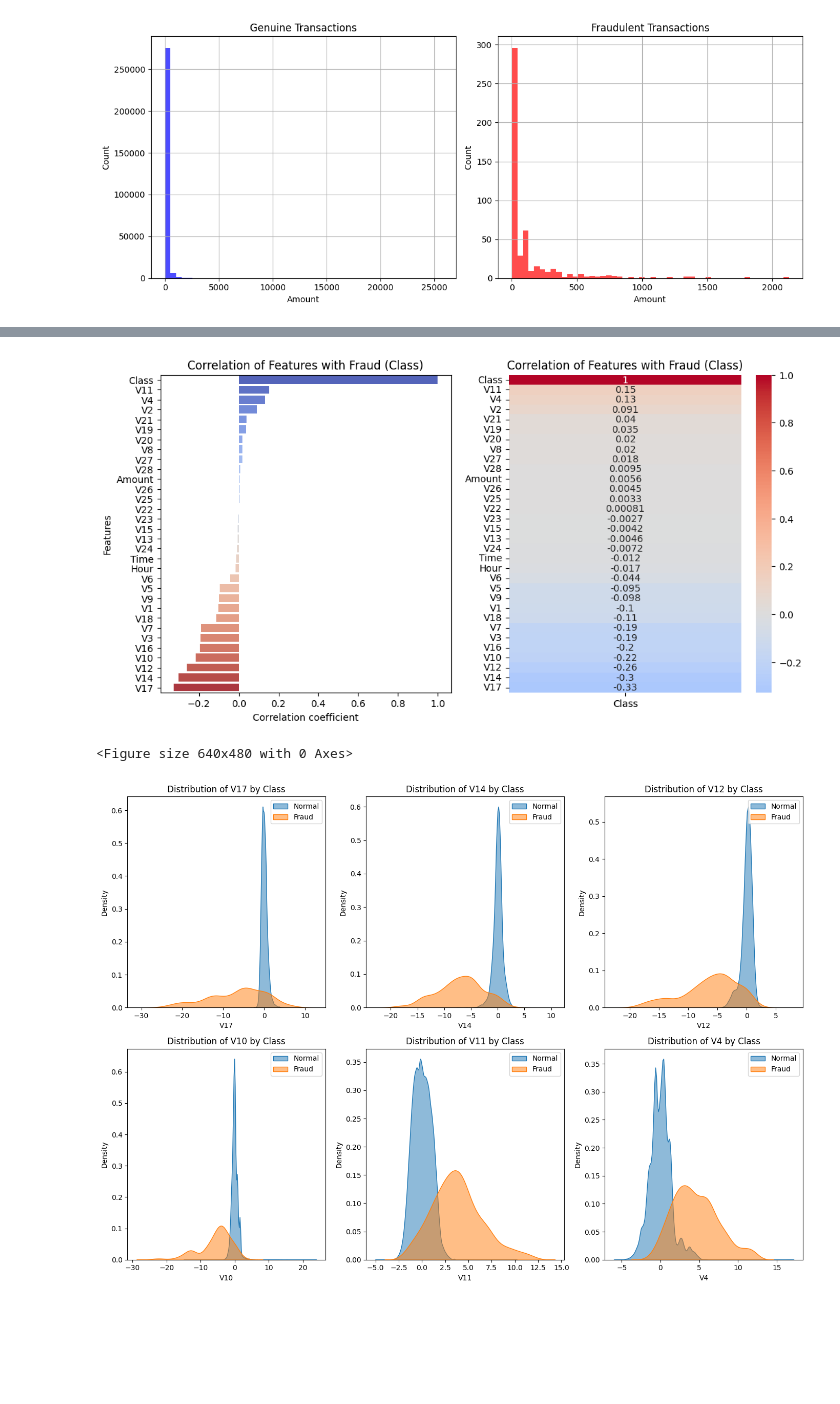
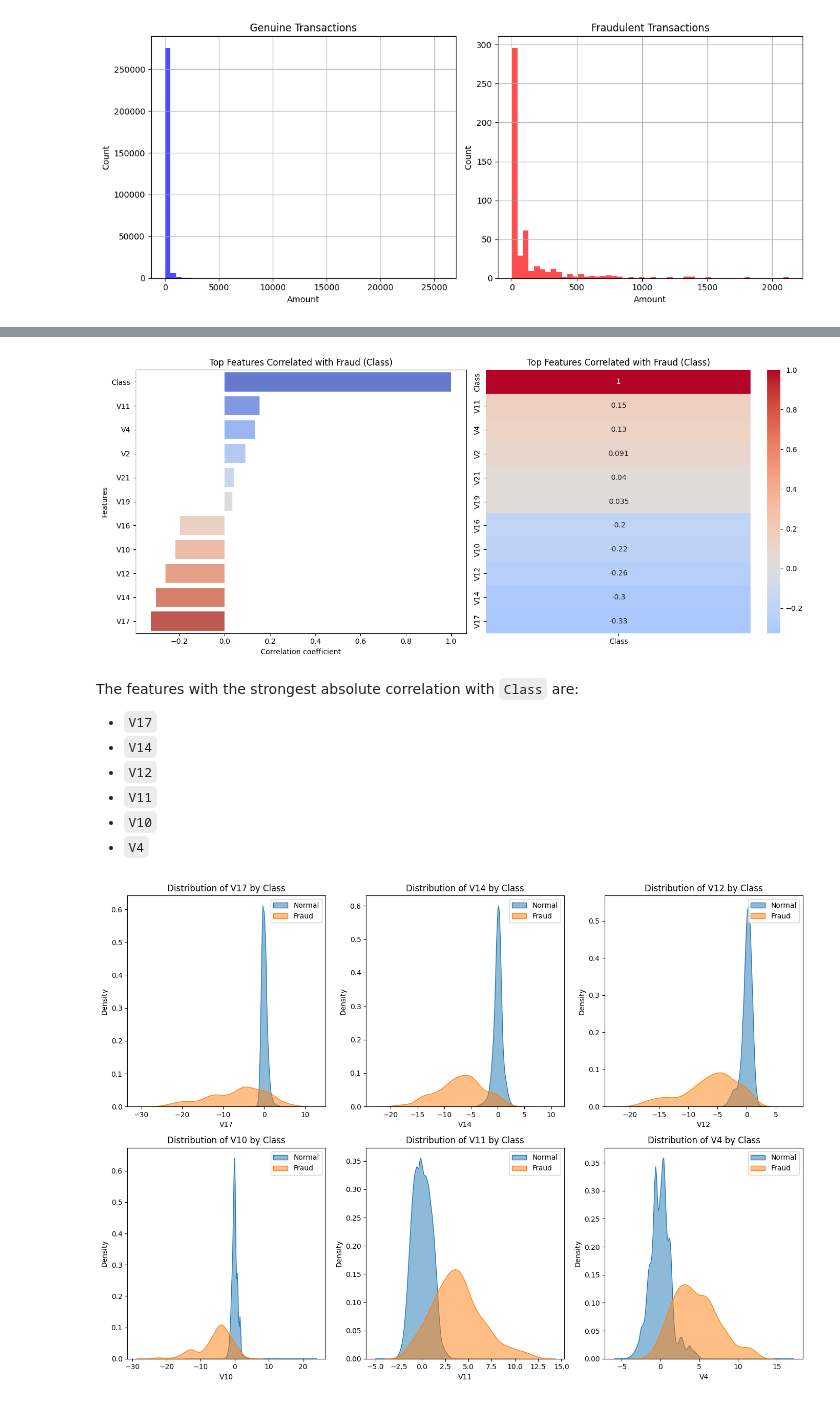
Before and after one commit to Rian-D/ML-Fraud-Detection, a Jupyter notebook: fraud_detection.ipynb, the cells around one changed output, grey strips where cells are left out. Cells and saved outputs as stored; diff of their text form; code cells hidden in the pictures; blank space fills up the shorter version.

```diff
--- a/fraud_detection.ipynb
+++ b/fraud_detection.ipynb
@@ -174,13 +198,16 @@ plt.show()
 # %%
-# Time Pattern Analysis
-df['Hour'] = (df['Time'] / 3600) % 24
-fraud_by_hour = df.groupby(['Hour', 'Class']).size().unstack(fill_value=0)
-fraud_rate_by_hour = fraud_by_hour[1] / (fraud_by_hour[0] + fraud_by_hour[1])
+# Create 'Hour' feature from 'Time' (seconds → hours)
+df['Hour'] = (df['Time'] // 3600) % 24  # modulo 24 to wrap around daily cycle
 
-plt.figure(figsize=(12, 4))
-plt.plot(fraud_rate_by_hour.index, fraud_rate_by_hour.values)
-plt.title('Fraud Rate by Hour of Day')
-plt.xlabel('Hour')
-plt.ylabel('Fraud Rate')
+# Fraud rate per hour
+hourly_fraud_rate = df.groupby('Hour')['Class'].mean()
+
+# Plot
+plt.figure(figsize=(12,6))
+hourly_fraud_rate.plot(kind='bar', color='red', alpha=0.7)
+plt.title("Fraud Rate by Hour of Day")
+plt.xlabel("Hour of Day")
+plt.ylabel("Fraud Rate")
+plt.xticks(rotation=0)
 plt.show()
 # %% [output]
@@ -188,21 +215,34 @@ plt.show()
 # %%
 # Compute correlations with 'Class'
 correlations = df.corr()['Class'].sort_values(ascending=False)
 
-plt.figure(figsize=(12,6))
+# Select top 5 positive and top 5 negative correlations
+top_features = pd.concat([correlations.head(6), correlations.tail(5)])
+
+plt.figure(figsize=(14,6))
+
+# Barplot
 plt.subplot(1, 2, 1)
-sns.barplot(x=correlations.values, y=correlations.index, palette="coolwarm")
-plt.title("Correlation of Features with Fraud (Class)")
+sns.barplot(x=top_features.values, y=top_features.index, palette="coolwarm")
+plt.title("Top Features Correlated with Fraud (Class)")
 plt.xlabel("Correlation coefficient")
 plt.ylabel("Features")
 
+# Heatmap
 plt.subplot(1, 2, 2)
-sns.heatmap(corr_with_class, annot=True, cmap="coolwarm", center=0)
-plt.title("Correlation of Features with Fraud (Class)")
+sns.heatmap(top_features.to_frame(), annot=True, cmap="coolwarm", center=0)
+plt.title("Top Features Correlated with Fraud (Class)")
 
+plt.tight_layout()
 plt.show()
-plt.tight_layout()
 # %% [output]
-[figure, old version]
+[figure, new version]
-<Figure size 640x480 with 0 Axes>
+# %% [markdown]
+The features with the strongest absolute correlation with `Class` are:
+- `V17`
+- `V14`
+- `V12`
+- `V11`
+- `V10`
+- `V4`
 # %%
```
Also changed, not shown: parts of 9 cells of this notebook.
